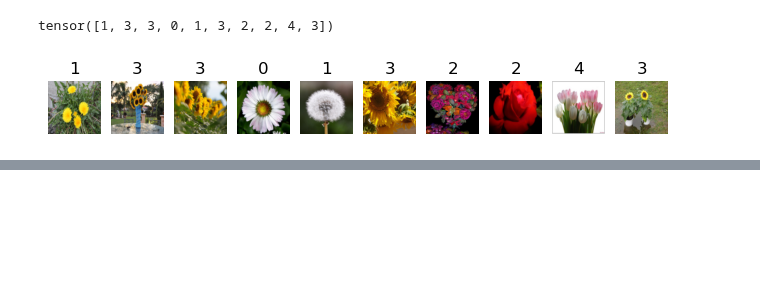
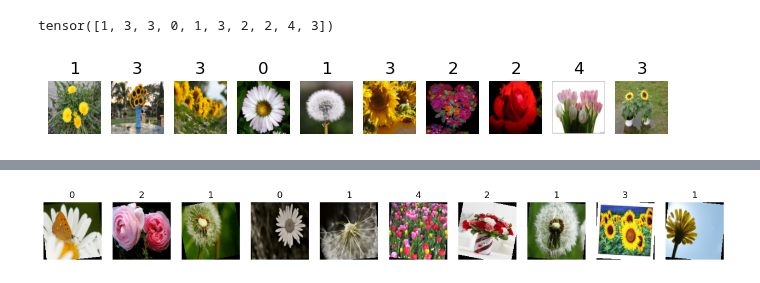
Before and after one commit to sifter0926/aiwork, a Jupyter notebook: ch08/flower_cnn.ipynb, the cells around one changed output, grey strips where cells are left out. Drawn from its saved outputs; the diff is of its cells as text; code cells hidden in the pictures; blank space fills up the shorter version.

```diff
--- a/ch08/flower_cnn.ipynb
+++ b/ch08/flower_cnn.ipynb
@@ -107,0 +152,11 @@ none_loader=DataLoader(transforms_datasets,
+# %%
+Image_transform=transforms.Compose([
+    transforms.Resize((IMAGE_SIZE, IMAGE_SIZE)),
+    transforms.ColorJitter(brightness=(0.7,0.9),
+                           contrast=(1,1),
+                           saturation=(0.7,0.9),
+                           #hue=(-0.2,0.2)
+                        ),
+    transforms.ToTensor()
+])
+color_tf_images, color_tf_labels=create_loader(Image_transform)
@@ -107,0 +207,10 @@ none_loader=DataLoader(transforms_datasets,
+# %%
+plt.figure(figsize=(16,4))
+for i in range(10):
+    plt.subplot(1, 10, i+1)
+    plt.title(rot_tf_labels[i].item())
+    plt.imshow(rot_tf_images[i].permute(1,2,0))
+    plt.axis('off')
+plt.show()
+# %% [output]
+[figure, added]
```
Also changed, not shown: parts of 13 cells of this notebook.
